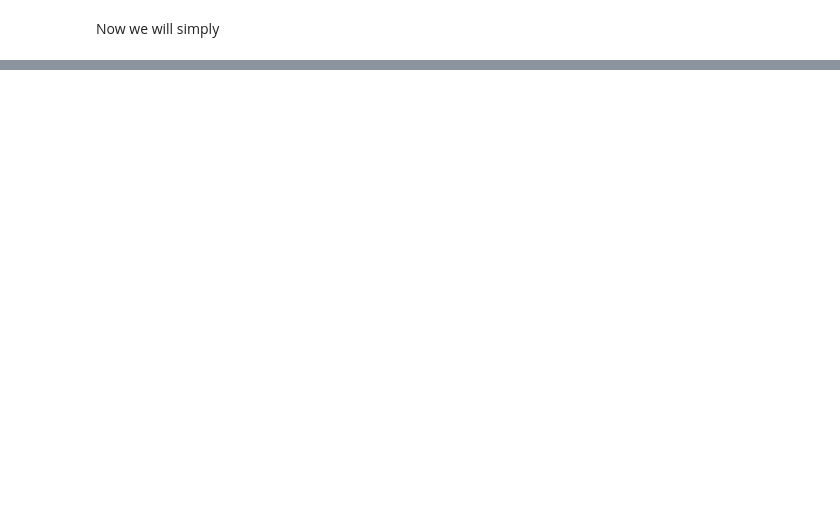
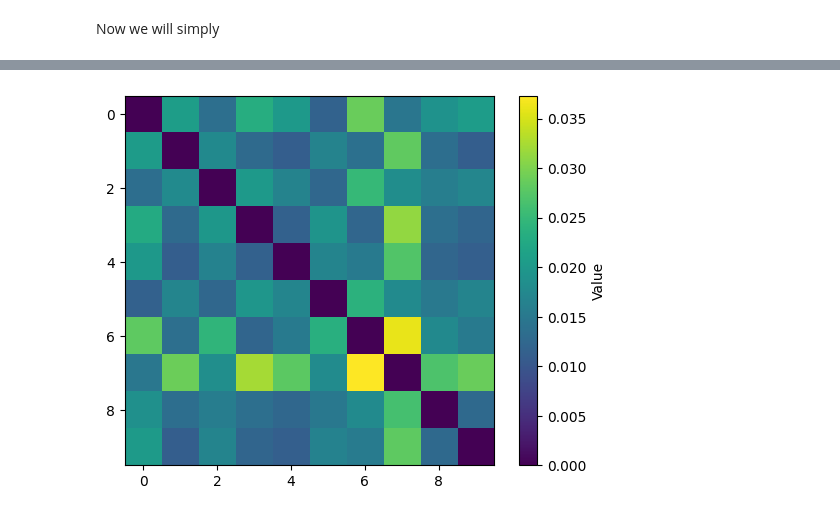
Before and after one commit to aaronjhf/Linear-Models, a Jupyter notebook: NTK_factorization.ipynb, the cells around one changed output, grey strips where cells are left out. Drawn from its saved outputs; the diff is of its cells as text; code cells hidden in the pictures; blank space fills up the shorter version.

```diff
--- a/NTK_factorization.ipynb
+++ b/NTK_factorization.ipynb
@@ -100,0 +112,6 @@ Now we will simply
+# %%
+plt.imshow([[torch.linalg.matrix_norm(ntk_matrix[i, i]-ntk_matrix[j, j], ord='fro').item()/torch.linalg.matrix_norm(ntk_matrix[i, i], ord='fro') for i in range(10)] for j in range(10)])
+plt.colorbar(label='Value')
+plt.show()
+# %% [output]
+[figure, added]
```
Also changed, not shown: parts of 5 cells of this notebook, 1 other file.
